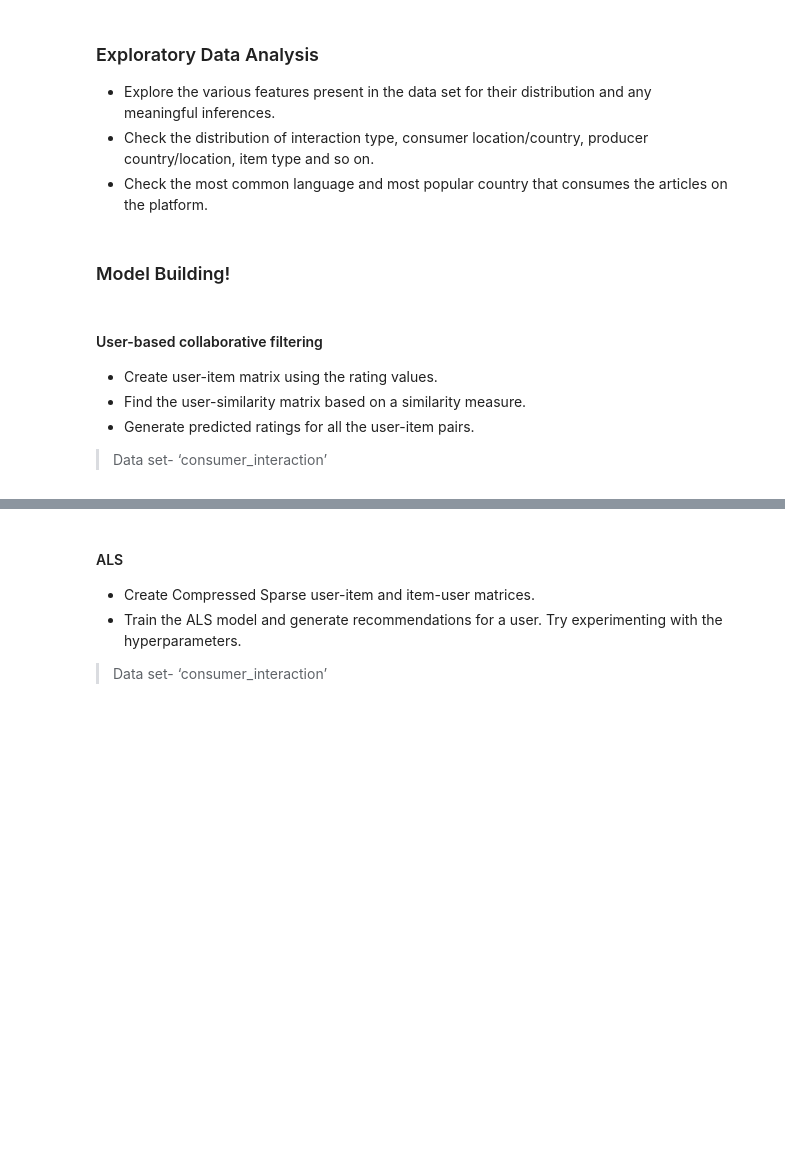
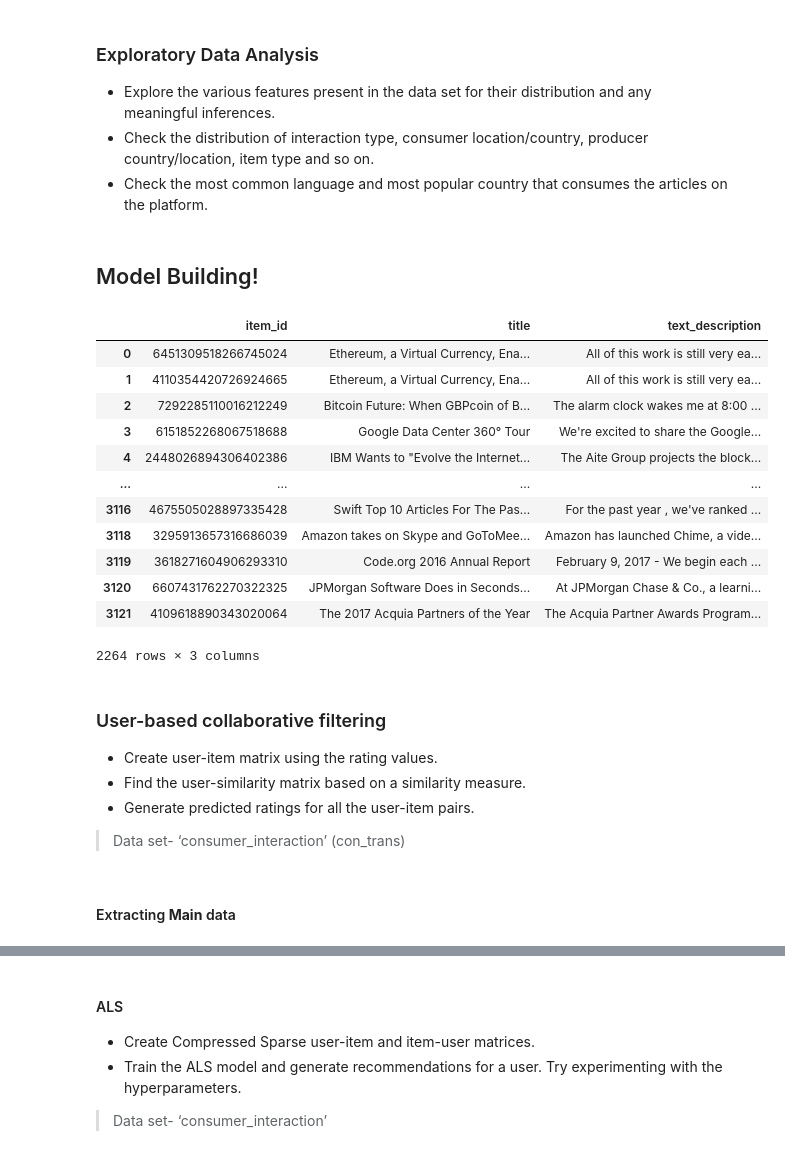
Before and after one commit to ishitamahindroo/NewsRecommendor, a Jupyter notebook: capstone0.ipynb, the cells around one changed output, grey strips where cells are left out. Cells and saved outputs as stored; diff of their text form; code cells hidden in the pictures; blank space fills up the shorter version.

```diff
--- a/capstone0.ipynb
+++ b/capstone0.ipynb
@@ -472,4 +478,4 @@ Seems like all null_values are handled.
 import matplotlib.pyplot as plt
 import seaborn as sns
 # %% [markdown]
-### Model Building!
+## Model Building!
@@ -476,6 +485,28 @@ import seaborn as sns
+# %%
+#for extracting titles and text_description later!
+articles = []
+articles = eng_content[['item_id', 'title', 'text_description']]
+# %%
+articles
+# %% [output]
+|  | item_id | title | text_description |
+| 0 | 6451309518266745024 | Ethereum, a Virtual Currency, Ena... | All of this work is still very ea... |
+| 1 | 4110354420726924665 | Ethereum, a Virtual Currency, Ena... | All of this work is still very ea... |
+| 2 | 7292285110016212249 | Bitcoin Future: When GBPcoin of B... | The alarm clock wakes me at 8:00 ... |
+| 3 | 6151852268067518688 | Google Data Center 360° Tour | We're excited to share the Google... |
+| 4 | 2448026894306402386 | IBM Wants to "Evolve the Internet... | The Aite Group projects the block... |
+| ... | ... | ... | ... |
+| 3116 | 4675505028897335428 | Swift Top 10 Articles For The Pas... | For the past year , we've ranked ... |
+| 3118 | 3295913657316686039 | Amazon takes on Skype and GoToMee... | Amazon has launched Chime, a vide... |
+| 3119 | 3618271604906293310 | Code.org 2016 Annual Report | February 9, 2017 - We begin each ... |
+| 3120 | 6607431762270322325 | JPMorgan Software Does in Seconds... | At JPMorgan Chase & Co., a learni... |
+| 3121 | 4109618890343020064 | The 2017 Acquia Partners of the Year | The Acquia Partner Awards Program... |
+2264 rows × 3 columns
 # %% [markdown]
-#### User-based collaborative filtering
+### User-based collaborative filtering
 * Create user-item matrix using the rating values.
 * Find the user-similarity matrix based on a similarity measure.
 * Generate predicted ratings for all the user-item pairs.
-> Data set- ‘consumer_interaction’
+> Data set- ‘consumer_interaction’ (con_trans)
+# %% [markdown]
+#### Extracting **Main** data
```
Also changed, not shown: parts of 37 cells of this notebook.
